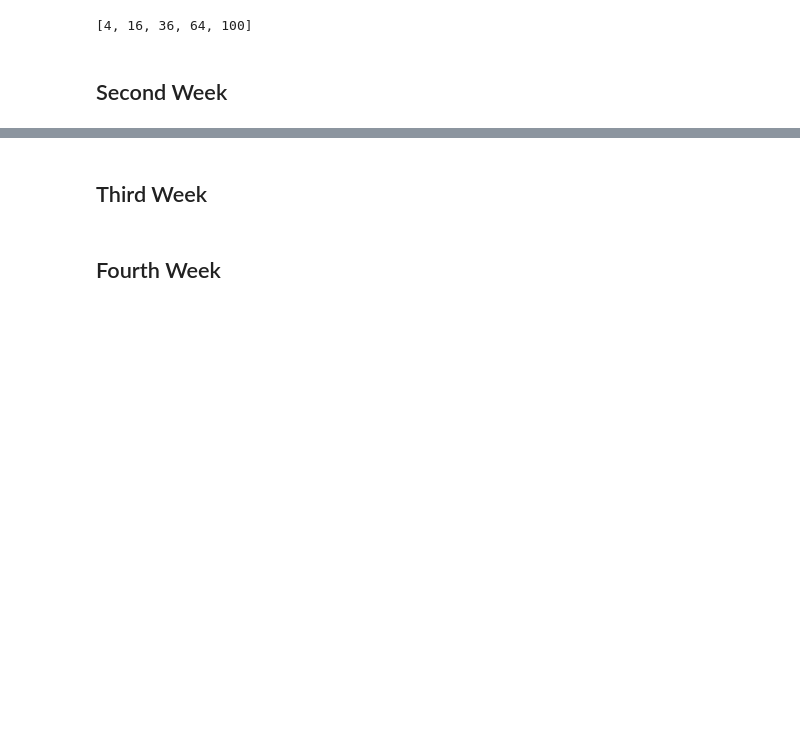
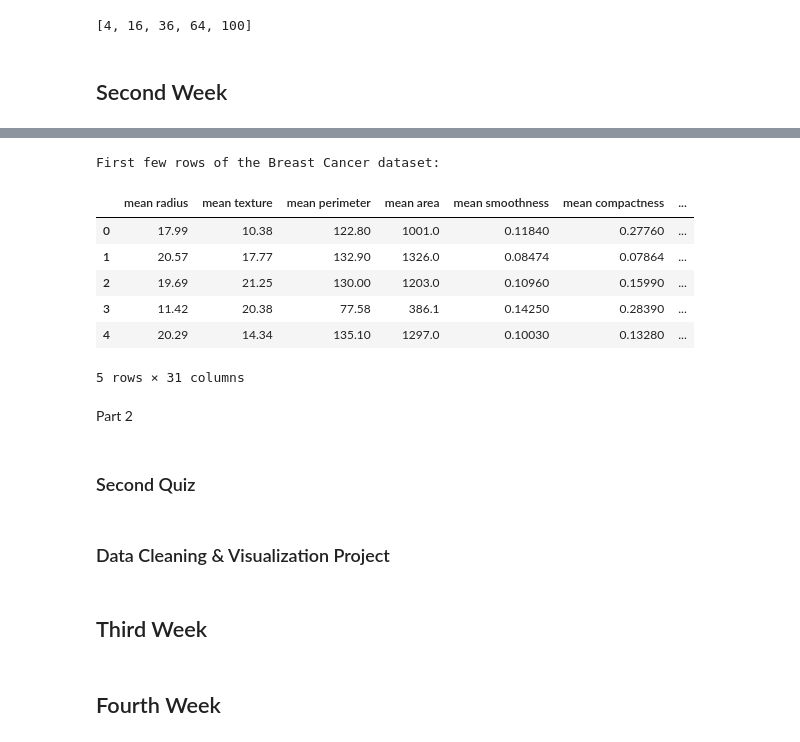
Before and after one commit to Monta243/Python1, a Jupyter notebook: Masar_Camp.ipynb, the cells around one changed output, grey strips where cells are left out. Cells and saved outputs as stored; diff of their text form; code cells hidden in the pictures; blank space fills up the shorter version.

```diff
--- a/Masar_Camp.ipynb
+++ b/Masar_Camp.ipynb
@@ -524,3 +606,30 @@ print(result)
+# %%
+import pandas as pd
+
+# Specify the path to your CSV file
+csv_file_path = '/content/breast_cancer_dataset.csv'
+
+# Create a Pandas DataFrame from the CSV file
+df = pd.read_csv(csv_file_path)
+
+# Display the first few rows of the DataFrame
+print("First few rows of the Breast Cancer dataset:")
+display(df.head())
+# %% [output]
+First few rows of the Breast Cancer dataset:
+|  | mean radius | mean texture | mean perimeter | mean area | mean smoothness | mean compactness | ... |
+| 0 | 17.99 | 10.38 | 122.80 | 1001.0 | 0.11840 | 0.27760 | ... |
+| 1 | 20.57 | 17.77 | 132.90 | 1326.0 | 0.08474 | 0.07864 | ... |
+| 2 | 19.69 | 21.25 | 130.00 | 1203.0 | 0.10960 | 0.15990 | ... |
+| 3 | 11.42 | 20.38 | 77.58 | 386.1 | 0.14250 | 0.28390 | ... |
+| 4 | 20.29 | 14.34 | 135.10 | 1297.0 | 0.10030 | 0.13280 | ... |
+5 rows × 31 columns
+# %% [markdown]
+Part 2
+# %% [markdown]
+### Second Quiz
+# %% [markdown]
+### Data Cleaning & Visualization Project
 # %% [markdown]
 ## Third Week
 # %% [markdown]
```
Also changed, not shown: parts of 44 cells of this notebook.
